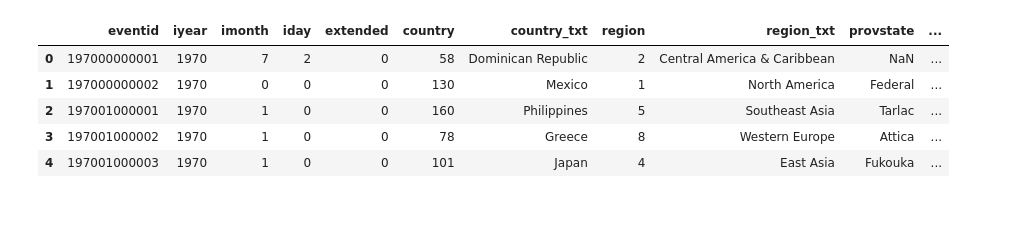
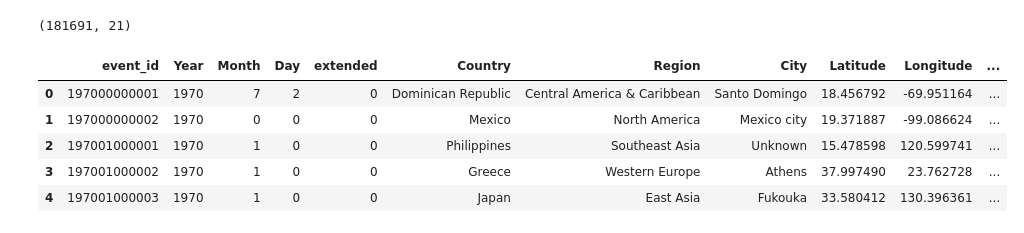
Before and after one commit to wabdul539/GTD-data-Analysis-Visualization, a Jupyter notebook: Copy of Global Terrorism Analysis - Capstone Project.ipynb, the cells around one changed output. Cells and saved outputs as stored; diff of their text form; code cells hidden in the pictures.

```diff
--- a/Copy of Global Terrorism Analysis - Capstone Project.ipynb
+++ b/Copy of Global Terrorism Analysis - Capstone Project.ipynb
@@ -11,2 +10,2 @@ path = 'C:\\Users\\ABDUL WADOOD\\Desktop\\AlmaBetter\\Global Terrorism Analysis
 # %%
-df = pd.read_csv(path + 'Copy of Global Terrorism Data.csv', encoding = 'latin_1')
+terror = pd.read_csv('Global Terrorism Data.csv',encoding='latin1',low_memory=False)
@@ -12,0 +65,11 @@ df = pd.read_csv(path + 'Copy of Global Terrorism Data.csv', encoding = 'latin_1
+# %%
+row_count,col_count = terror.shape
+columns = list(terror.columns)
+df = pd.DataFrame(columns = [])
+for i in range(col_count):
+    null_count = terror.isnull().sum()[i]*100/row_count
+    #print(f'{columns[i]} has {int(null_count)}% of missing values')
+    if null_count < 30:
+        df[columns[i]] = terror[columns[i]]
+    else:
+        print(columns[i])
@@ -44 +124,16 @@ new_df = df.drop(df.columns[col_indexes_to_drop], axis=1)
+# %%
+df.columns = ['event_id', 'Year', 'Month', 'Day', 'extended', 'country_id',
+       'Country', 'region_id', 'Region', 'provstate', 'City', 'Latitude',
+       'Longitude', 'specificity', 'vicinity', 'crit1', 'crit2', 'crit3',
+       'doubtterr', 'Multiple', 'Success', 'Suicide', 'attacktype1',
+       'attack_type', 'targtype1', 'targt_type', 'targsubtype1',
+       'targsubtype1_txt', 'corp1', 'target1', 'natlty1', 'Nationolity',
+       'Group', 'guncertain1', 'Individual', 'weaptype1', 'weapon_type',
+       'weapsubtype1', 'weapsubtype1_txt', 'Deaths','Wounds', 'Property',
+       'ishostkid', 'dbsource', 'INT_LOG', 'INT_IDEO', 'INT_MISC', 'INT_ANY']
+# %%
+df = df[['event_id','Year', 'Month', 'Day', 'extended', 'Country', 'Region',
+         'City', 'Latitude', 'Longitude', 'Multiple', 'Success',
+         'Suicide', 'attack_type', 'targt_type', 'Nationolity', 'Group',
+         'Individual', 'weapon_type', 'Deaths','Wounds']]
 # %%
@@ -68,9 +165,13 @@ memory usage: 80.4+ MB
+# %%
+df.shape
+# %% [output]
+(181691, 21)
 # %%
-new_df.head()
+df.head()
 # %% [output]
-|  | eventid | iyear | imonth | iday | extended | country | country_txt | region | region_txt | provstate | ... |
-| 0 | 197000000001 | 1970 | 7 | 2 | 0 | 58 | Dominican Republic | 2 | Central America & Caribbean | NaN | ... |
-| 1 | 197000000002 | 1970 | 0 | 0 | 0 | 130 | Mexico | 1 | North America | Federal | ... |
-| 2 | 197001000001 | 1970 | 1 | 0 | 0 | 160 | Philippines | 5 | Southeast Asia | Tarlac | ... |
-| 3 | 197001000002 | 1970 | 1 | 0 | 0 | 78 | Greece | 8 | Western Europe | Attica | ... |
-| 4 | 197001000003 | 1970 | 1 | 0 | 0 | 101 | Japan | 4 | East Asia | Fukouka | ... |
+|  | event_id | Year | Month | Day | extended | Country | Region | City | Latitude | Longitude | ... |
+| 0 | 197000000001 | 1970 | 7 | 2 | 0 | Dominican Republic | Central America & Caribbean | Santo Domingo | 18.456792 | -69.951164 | ... |
+| 1 | 197000000002 | 1970 | 0 | 0 | 0 | Mexico | North America | Mexico city | 19.371887 | -99.086624 | ... |
+| 2 | 197001000001 | 1970 | 1 | 0 | 0 | Philippines | Southeast Asia | Unknown | 15.478598 | 120.599741 | ... |
+| 3 | 197001000002 | 1970 | 1 | 0 | 0 | Greece | Western Europe | Athens | 37.997490 | 23.762728 | ... |
+| 4 | 197001000003 | 1970 | 1 | 0 | 0 | Japan | East Asia | Fukouka | 33.580412 | 130.396361 | ... |
```
Also changed, not shown: parts of 34 cells of this notebook.
